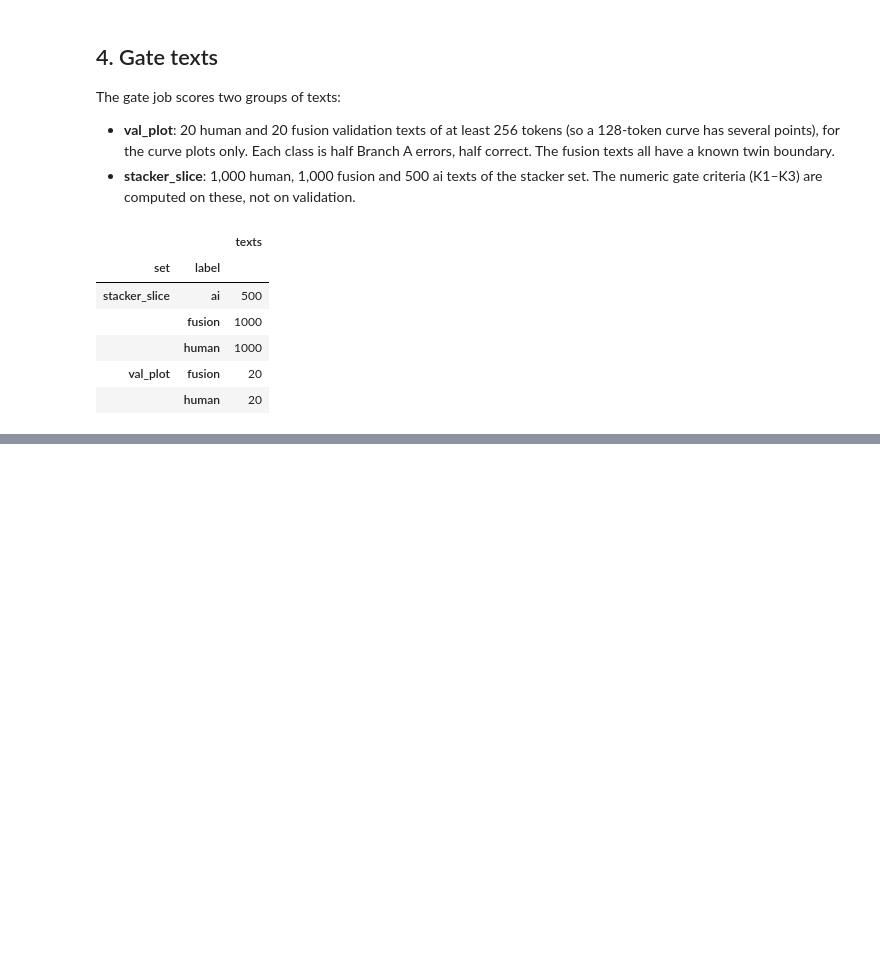
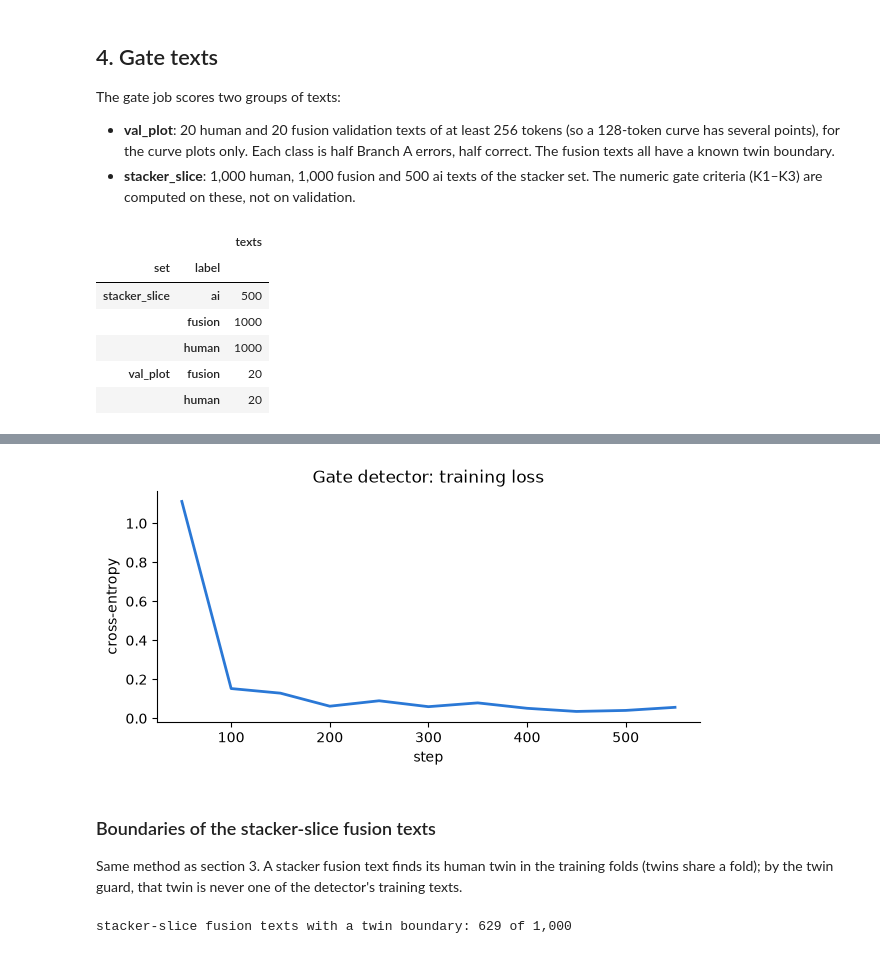
Before and after one commit to ruzhylopv/aiGeneratedTextDetection-ai-hw3, a Jupyter notebook: notebooks/curves_check.ipynb, the cells around one changed output, grey strips where cells are left out. Saved outputs shown, nothing was run; the diff lists cells and outputs as text; code cells hidden in the pictures; blank space fills up the shorter version.

```diff
--- a/notebooks/curves_check.ipynb
+++ b/notebooks/curves_check.ipynb
@@ -280,0 +295,32 @@ gate.groupby(["set", "label"]).size().rename("texts").to_frame()
+# %%
+import json
+
+import matplotlib.pyplot as plt
+from sklearn.linear_model import LogisticRegression
+from sklearn.metrics import roc_auc_score
+from sklearn.model_selection import StratifiedKFold, cross_val_predict
+from sklearn.pipeline import make_pipeline
+from sklearn.preprocessing import StandardScaler
+
+from encoder.curve_features import BASIC, CHANGEPOINT, CONTEXT, HIGH, curve_features, longest_run, subsample
+
+GATE_JOB = "3016005"
+GATE_DIR = Path("../cluster/results") / GATE_JOB
+N_PARTS = 4  # one part file per GPU
+
+
+def read_parts(pattern):
+    """All per-GPU part files of one gate output, concatenated."""
+    parts = sorted(GATE_DIR.glob(pattern))
+    assert len(parts) == N_PARTS, f"{pattern}: {len(parts)} part files"
+    return pd.concat([pd.read_csv(path) for path in parts], ignore_index=True)
+
+
+curves = read_parts("curves_gate_128.part*.csv.gz").sort_values(["id", "position"], ignore_index=True)
+gate_probs = read_parts("branch_a_probs_gate.part*.csv").set_index("id")
+assert set(curves["id"]) == set(gate["id"]) == set(gate_probs.index), "gate outputs miss some texts"
+detector_run = json.loads((GATE_DIR / "detector-gate.json").read_text())
+pd.Series({"texts": curves["id"].nunique(), "windows": len(curves),
+           "windows / text": len(curves) / curves["id"].nunique(),
+           "detector training windows": detector_run["windows"]["128"],
+           "detector train minutes": detector_run["train_minutes"]}).round(1).to_frame("gate run")
@@ -280,0 +334,20 @@ gate.groupby(["set", "label"]).size().rename("texts").to_frame()
+# %%
+loss_log = pd.read_csv(GATE_DIR / "detector-gate_loss.csv")
+ax = loss_log.plot(x="step", y="loss", legend=False, figsize=(7, 3), color="#2a78d6", linewidth=2)
+ax.set(title="Gate detector: training loss", xlabel="step", ylabel="cross-entropy")
+ax.spines[["top", "right"]].set_visible(False);
+# %% [output]
+[figure, added]
+# %% [markdown]
+### Boundaries of the stacker-slice fusion texts
+Same method as section 3. A stacker fusion text finds its human twin in the training folds (twins share a fold); by the twin guard, that twin is never one of the detector's training texts.
+# %%
+slice_texts = data["train"][data["train"]["id"].isin(gate.loc[gate["set"] == "stacker_slice", "id"])]
+slice_boundaries = twin_boundaries(slice_texts[slice_texts["label"] == "fusion"],
+                                   data["train"][data["train"]["label"] == "human"])
+boundaries = pd.concat([val_boundaries, slice_boundaries]).set_index("id")
+labels = pd.concat([data["train"], data["val"]]).set_index("id").loc[gate["id"], ["label", "domain"]]
+print(f"stacker-slice fusion texts with a twin boundary: {len(slice_boundaries):,} of "
+      f"{(slice_texts['label'] == 'fusion').sum():,}")
+# %% [output]
+stacker-slice fusion texts with a twin boundary: 629 of 1,000
```
Also changed, not shown: parts of 15 cells of this notebook, 35 other files.
